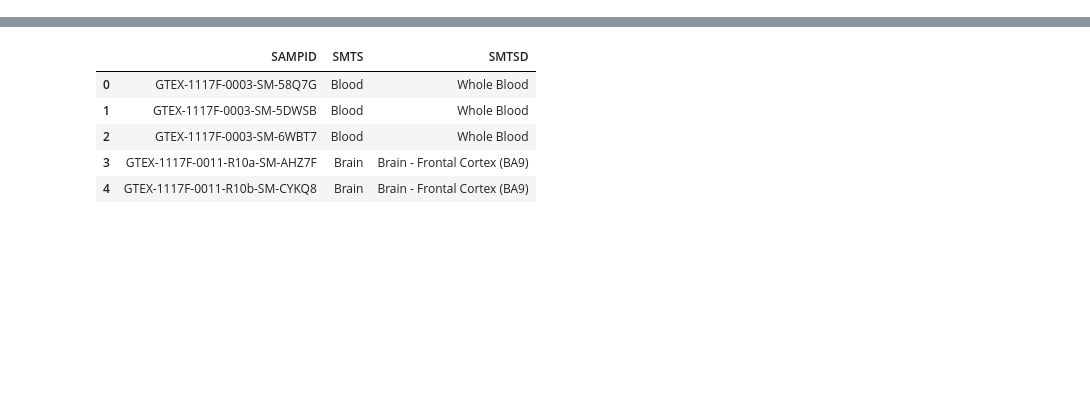
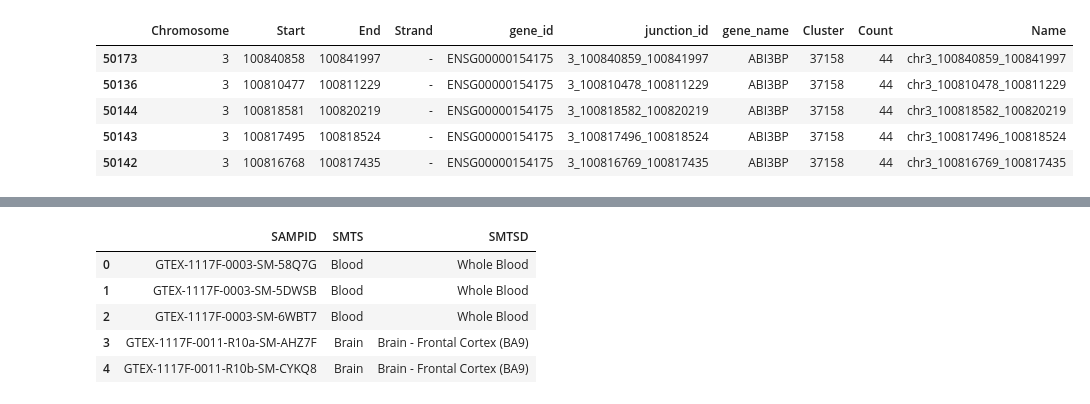
Before and after one commit to daklab/LeafletSC, a Jupyter notebook: src/beta-binomial-lda/GTEx_prepare_input.ipynb, the cells around one changed output, grey strips where cells are left out. Drawn from its saved outputs; the diff is of its cells as text; code cells hidden in the pictures; blank space fills up the shorter version.

```diff
--- a/src/beta-binomial-lda/GTEx_prepare_input.ipynb
+++ b/src/beta-binomial-lda/GTEx_prepare_input.ipynb
@@ -30,0 +24,11 @@ len(clusts.Name.unique())
+# %%
+# order clusts by descending count
+clusts = clusts.sort_values(by="Count", ascending=False)
+clusts.head()
+# %% [output]
+|  | Chromosome | Start | End | Strand | gene_id | junction_id | gene_name | Cluster | Count | Name |
+| 50173 | 3 | 100840858 | 100841997 | - | ENSG00000154175 | 3_100840859_100841997 | ABI3BP | 37158 | 44 | chr3_100840859_100841997 |
+| 50136 | 3 | 100810477 | 100811229 | - | ENSG00000154175 | 3_100810478_100811229 | ABI3BP | 37158 | 44 | chr3_100810478_100811229 |
+| 50144 | 3 | 100818581 | 100820219 | - | ENSG00000154175 | 3_100818582_100820219 | ABI3BP | 37158 | 44 | chr3_100818582_100820219 |
+| 50143 | 3 | 100817495 | 100818524 | - | ENSG00000154175 | 3_100817496_100818524 | ABI3BP | 37158 | 44 | chr3_100817496_100818524 |
+| 50142 | 3 | 100816768 | 100817435 | - | ENSG00000154175 | 3_100816769_100817435 | ABI3BP | 37158 | 44 | chr3_100816769_100817435 |
```
Also changed, not shown: parts of 22 cells of this notebook, 16 other files.
